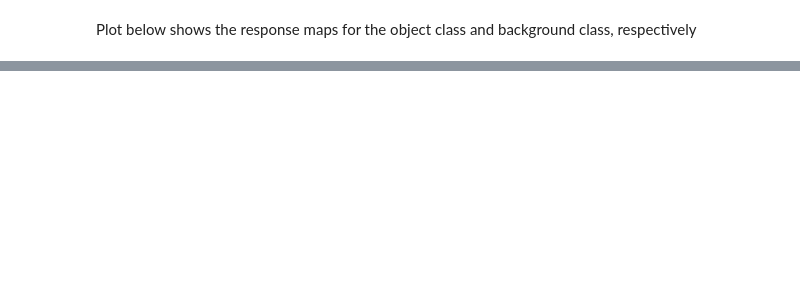
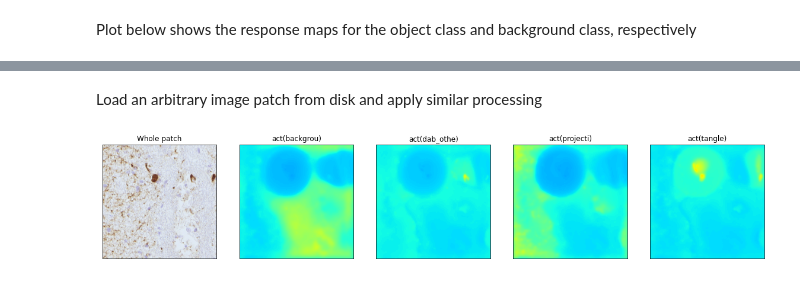
Before and after one commit to pyushkevich/tanglethon-ipynb, a Jupyter notebook: generic-wildcat-examine.ipynb, the cells around one changed output, grey strips where cells are left out. Saved outputs shown, nothing was run; the diff lists cells and outputs as text; code cells hidden in the pictures; blank space fills up the shorter version.

```diff
--- a/generic-wildcat-examine.ipynb
+++ b/generic-wildcat-examine.ipynb
@@ -274,0 +218,12 @@ for i in range(0, batch_size):
+# %%
+plt.figure(figsize=(20,3+3*num_classes))
+x_softmax = scipy.special.softmax(x_cpool.cpu().detach().numpy(), axis=1)
+for i in range(ncol):
+    plt.subplot(num_classes+1, ncol, i + 1)
+    plt.imshow((img[i,:,:,:].detach().numpy().transpose(1,2,0) + 2.2) / 5.0)
+    plt.title(list(config['class_to_idx'].keys())[label[i]])
+for k in range(num_classes):
+    for i in range(ncol):
+        plt.subplot(num_classes+1, ncol, ncol * (k+1) + i + 1)
+        plt.imshow(x_softmax[i,k,:,:], vmin=0, vmax=1, cmap=plt.get_cmap('jet'))
+        plt.title('p(%.8s)' % (list(config['class_to_idx'].keys())[k]))
@@ -274,0 +232,43 @@ for i in range(0, batch_size):
+# %% [markdown]
+Load an arbitrary image patch from disk and apply similar processing
+# %%
+# fn_test='/data/pauly2/cndr_histo/scratch/test123/patch_18525_22128_5027_224_224.png'
+# fn_test='/home/pauly2/cndr_histo/scratch/work/16781/patches/patch_16781_62703_78135_1395_1395.png'
+fn_test='/data/pauly2/cndr_histo/scratch/work/740/patches/patch_740_59274_121818_822_822.png'
+# fn_test='/home/pauly2/cndr_histo/scratch/work/4908/patches/patch_4908_32734_142122_822_822.png'
+# fn_test='/home/pauly2/cndr_histo/scratch/work/4644/patches/patch_4644_30599_90580_822_822.png'
+# fn_test='/home/pauly2/cndr_histo/scratch/work/3871/patches/patch_3871_60894_84886_822_822.png'
+test_scale = 2431/5045.
+# %%
+# Load image
+i_test = Image.open(fn_test).convert('RGB')
+
+# Define a new transform because the sample patch may have different pixel size
+# and so needs to be scaled. On the other hand, we want to allow the patch to
+# have larger size, so we don't do center crop
+dt_test = transforms.Compose([
+        transforms.Resize(int(i_test.size[0] * test_scale)),
+        transforms.ToTensor(),
+        transforms.Normalize([0.485, 0.456, 0.406], [0.229, 0.224, 0.225])
+    ])
+
+# Now try applying to the whole image instead
+t_test_whole = dt_test(i_test).unsqueeze(0).to(device)
+with torch.no_grad():
+    test_whole_clas = model_ft.forward_to_classifier(t_test_whole)
+    test_whole_cpool = model_ft.spatial_pooling.class_wise(test_whole_clas)
+
+# Make the plot
+plt.figure(figsize=(20, 6))
+plt.subplot(1, num_classes+1, 1)
+plt.imshow((t_test_whole[0,:,:,:].cpu().detach().numpy().transpose(1,2,0) + 2.2) / 5.0);
+plt.title('Whole patch');
+plt.xticks([]); plt.yticks([]);
+for k in range(num_classes):
+    plt.subplot(1, num_classes+1, 2+k)
+    plt.imshow(test_whole_cpool[0,k,:,:].cpu().detach().numpy(), vmin=-12, vmax=12, cmap=plt.get_cmap('jet'))
+    plt.title('act(%.8s)' % (list(config['class_to_idx'].keys())[k]))
+    plt.xticks([]); plt.yticks([]);
+# plt.colorbar()
+# %% [output]
+[figure, added]
```
Also changed, not shown: parts of 32 cells of this notebook, 4 other files.
